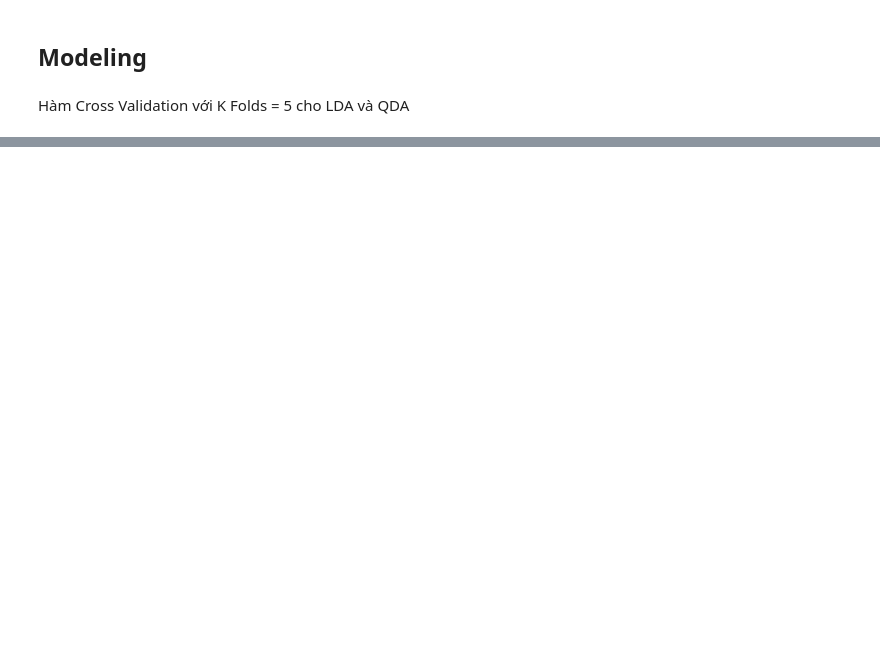
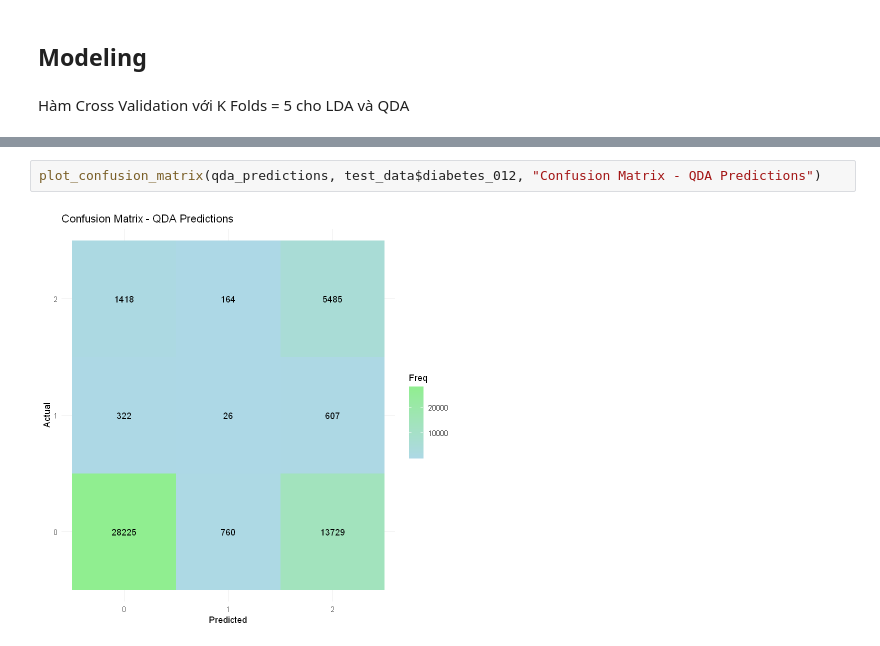
Before and after one commit to tandao0909/statistical-data-processing-project, a Jupyter notebook: model/lda.ipynb, the cells around one changed output, grey strips where cells are left out. Cells and saved outputs as stored; diff of their text form; blank space fills up the shorter version.

```diff
--- a/model/lda.ipynb
+++ b/model/lda.ipynb
@@ -358,0 +350,4 @@ plot_confusion_matrix(qda_predictions_test_smote, split_smote$test_data$diabetes
+# %%
+plot_confusion_matrix(qda_predictions, test_data$diabetes_012, "Confusion Matrix - QDA Predictions")
+# %% [output]
+[figure, added]
```
Also changed, not shown: parts of 30 cells of this notebook, 1 other file.
